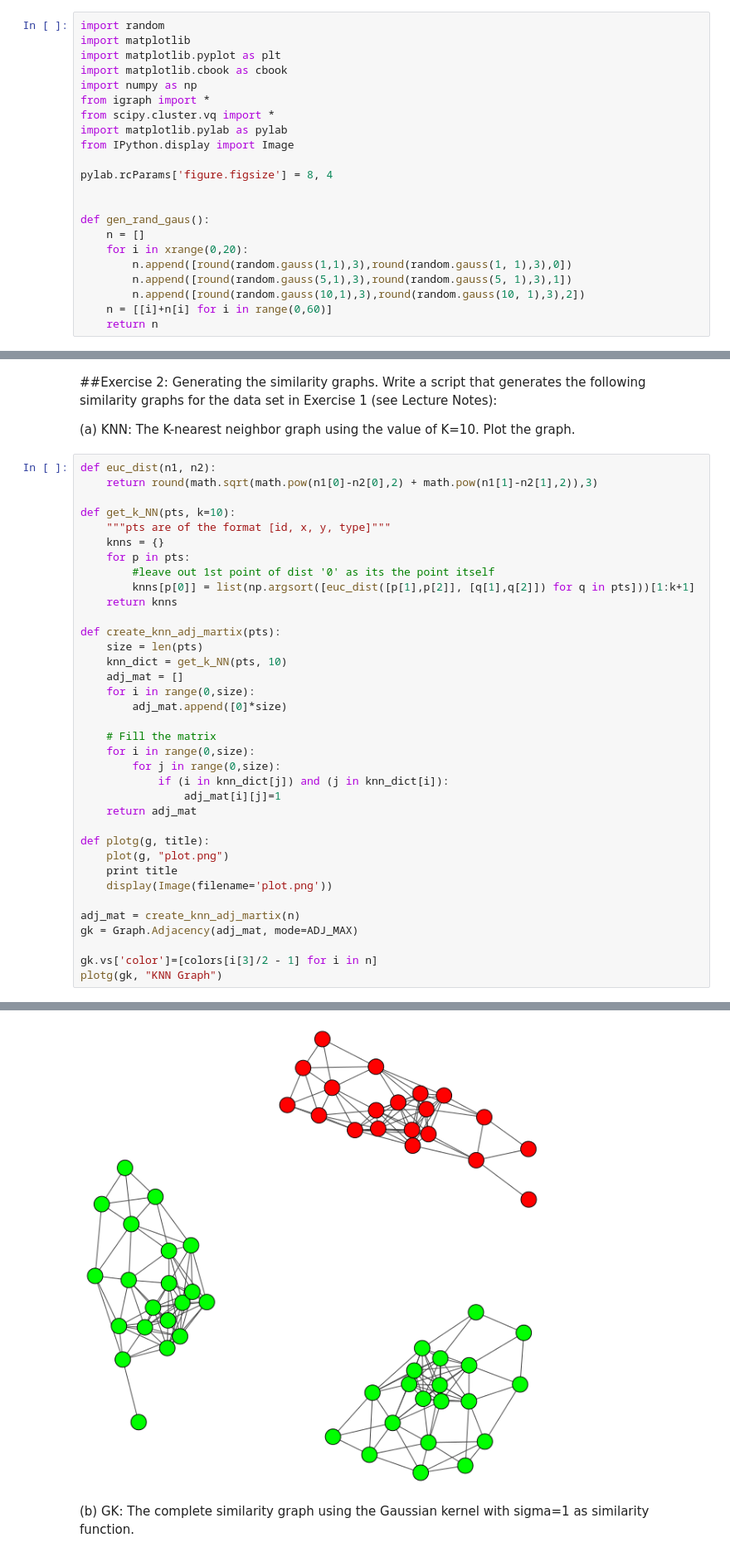
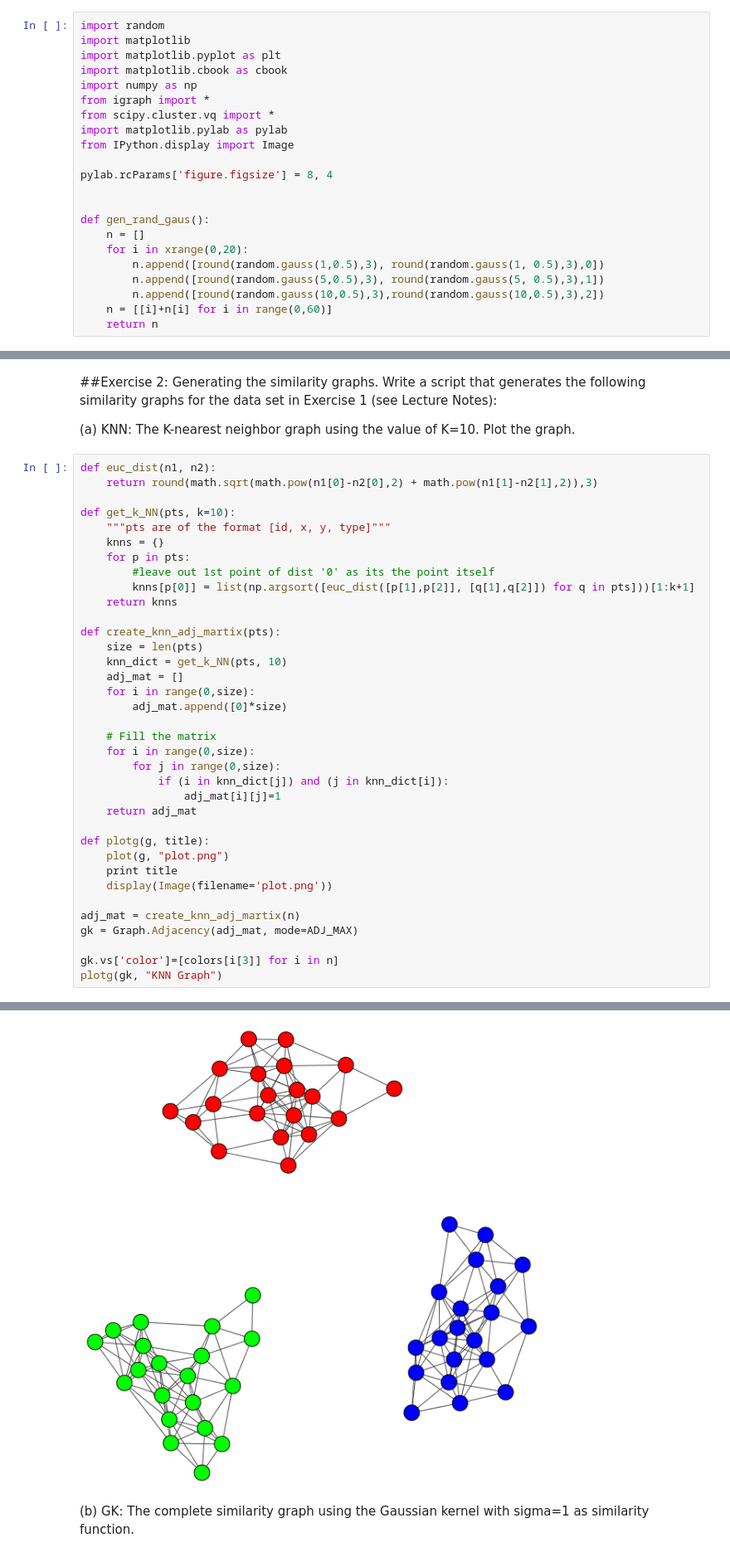
Before and after one commit to sagarjauhari/graph_mining, a Jupyter notebook: Graph Data Mining - L2.ipynb, the cells around one changed output, grey strips where cells are left out. Shown at 83% size. Drawn from its saved outputs; the diff is of its cells as text.

```diff
--- a/Graph Data Mining - L2.ipynb
+++ b/Graph Data Mining - L2.ipynb
@@ -26,9 +26,9 @@ pylab.rcParams['figure.figsize'] = 8, 4
 def gen_rand_gaus():
     n = []
     for i in xrange(0,20):
-        n.append([round(random.gauss(1,1),3),round(random.gauss(1, 1),3),0])
-        n.append([round(random.gauss(5,1),3),round(random.gauss(5, 1),3),1])
-        n.append([round(random.gauss(10,1),3),round(random.gauss(10, 1),3),2])
+        n.append([round(random.gauss(1,0.5),3), round(random.gauss(1, 0.5),3),0])
+        n.append([round(random.gauss(5,0.5),3), round(random.gauss(5, 0.5),3),1])
+        n.append([round(random.gauss(10,0.5),3),round(random.gauss(10,0.5),3),2])
     n = [[i]+n[i] for i in range(0,60)]
     return n
 # %% [markdown]
@@ -93,35 +93,35 @@ def get_k_NN(pts, k=10):
     for p in pts:
         #leave out 1st point of dist '0' as its the point itself
         knns[p[0]] = list(np.argsort([euc_dist([p[1],p[2]], [q[1],q[2]]) for q in pts]))[1:k+1]
     return knns
 
 def create_knn_adj_martix(pts):
     size = len(pts)
     knn_dict = get_k_NN(pts, 10)
     adj_mat = []
     for i in range(0,size):
         adj_mat.append([0]*size)
 
     # Fill the matrix
     for i in range(0,size):
         for j in range(0,size):
             if (i in knn_dict[j]) and (j in knn_dict[i]):
                 adj_mat[i][j]=1
     return adj_mat
 
 def plotg(g, title):
     plot(g, "plot.png")
     print title
     display(Image(filename='plot.png'))
 
 adj_mat = create_knn_adj_martix(n)
 gk = Graph.Adjacency(adj_mat, mode=ADJ_MAX)
 
-gk.vs['color']=[colors[i[3]/2 - 1] for i in n]
+gk.vs['color']=[colors[i[3]] for i in n]
 plotg(gk, "KNN Graph")
 # %% [output]
 KNN Graph
-[figure, old version]
+[figure, new version]
 # %% [markdown]
 (b) GK: The complete similarity graph using the Gaussian kernel with sigma=1 as similarity function.
 # %%
```
Also changed, not shown: parts of 16 cells of this notebook.
